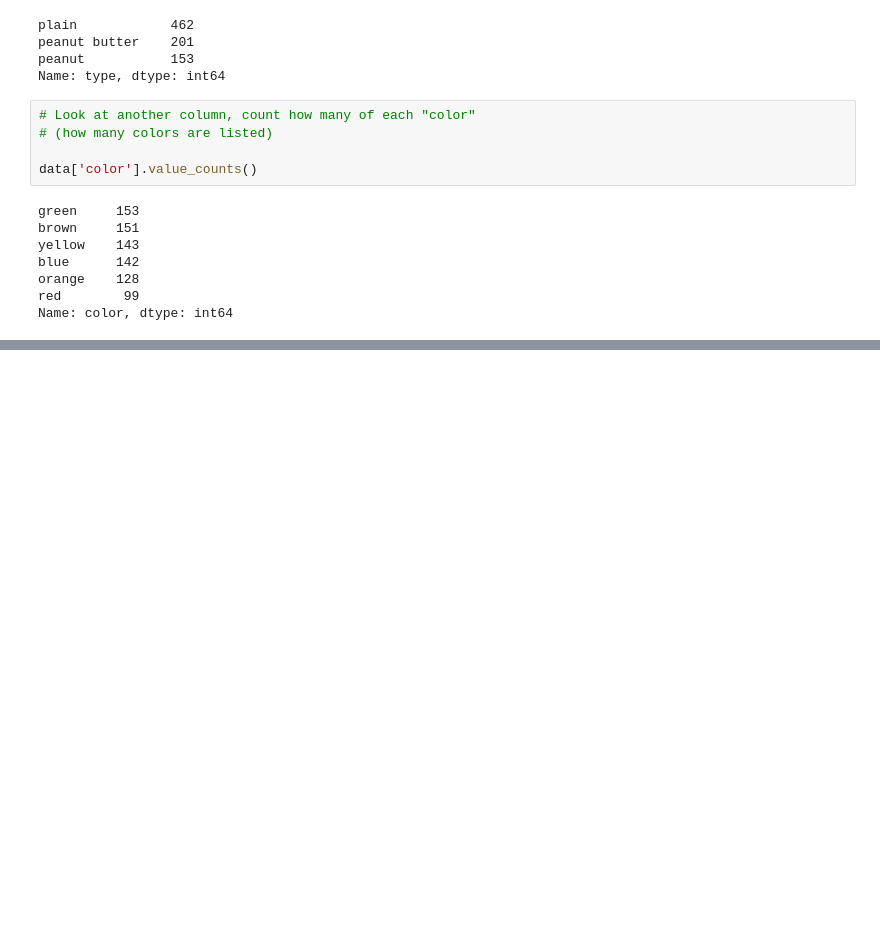
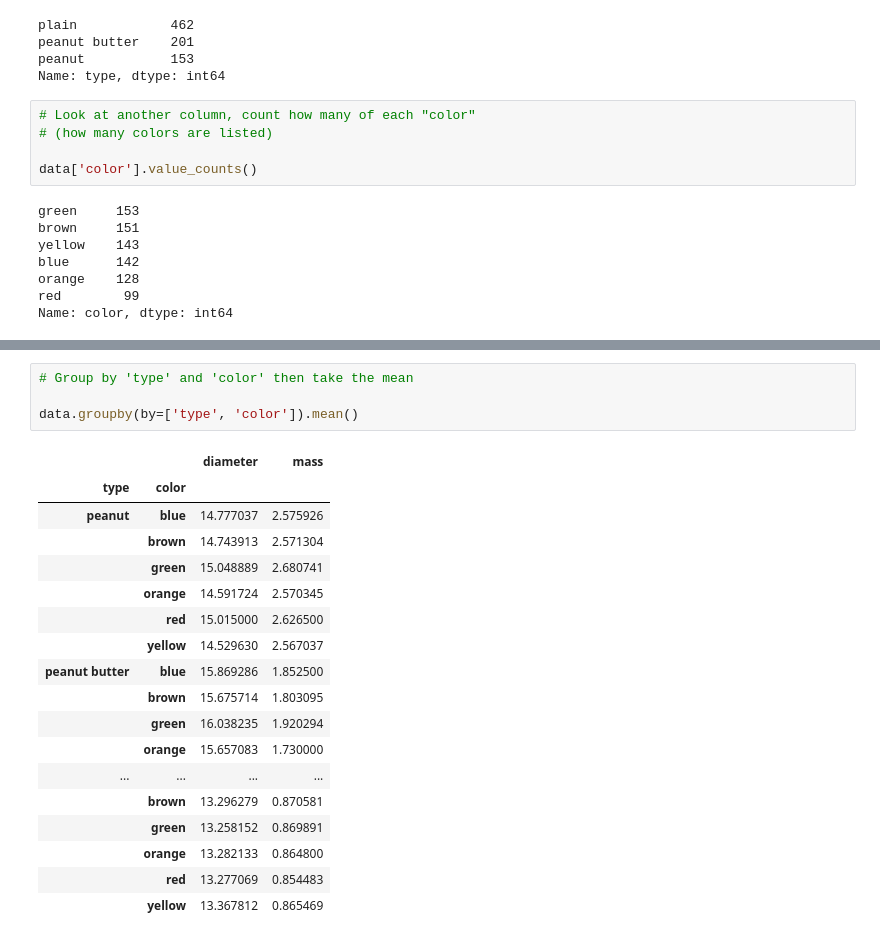
Before and after one commit to nwhoffman/ds_highschool_workshop, a Jupyter notebook: hs_workshop_week1.ipynb, the cells around one changed output, grey strips where cells are left out. Cells and saved outputs as stored; diff of their text form; blank space fills up the shorter version.

```diff
--- a/hs_workshop_week1.ipynb
+++ b/hs_workshop_week1.ipynb
@@ -179,0 +235,23 @@ data.describe()
+# %%
+# Group by 'type' and 'color' then take the mean
+
+data.groupby(by=['type', 'color']).mean()
+# %% [output]
+|  |  | diameter | mass |
+| type | color |  |  |
+| peanut | blue | 14.777037 | 2.575926 |
+|  | brown | 14.743913 | 2.571304 |
+|  | green | 15.048889 | 2.680741 |
+|  | orange | 14.591724 | 2.570345 |
+|  | red | 15.015000 | 2.626500 |
+|  | yellow | 14.529630 | 2.567037 |
+| peanut butter | blue | 15.869286 | 1.852500 |
+|  | brown | 15.675714 | 1.803095 |
+|  | green | 16.038235 | 1.920294 |
+|  | orange | 15.657083 | 1.730000 |
+| ... | ... | ... | ... |
+|  | brown | 13.296279 | 0.870581 |
+|  | green | 13.258152 | 0.869891 |
+|  | orange | 13.282133 | 0.864800 |
+|  | red | 13.277069 | 0.854483 |
+|  | yellow | 13.367812 | 0.865469 |
```
Also changed, not shown: parts of 24 cells of this notebook, 2 other files.
